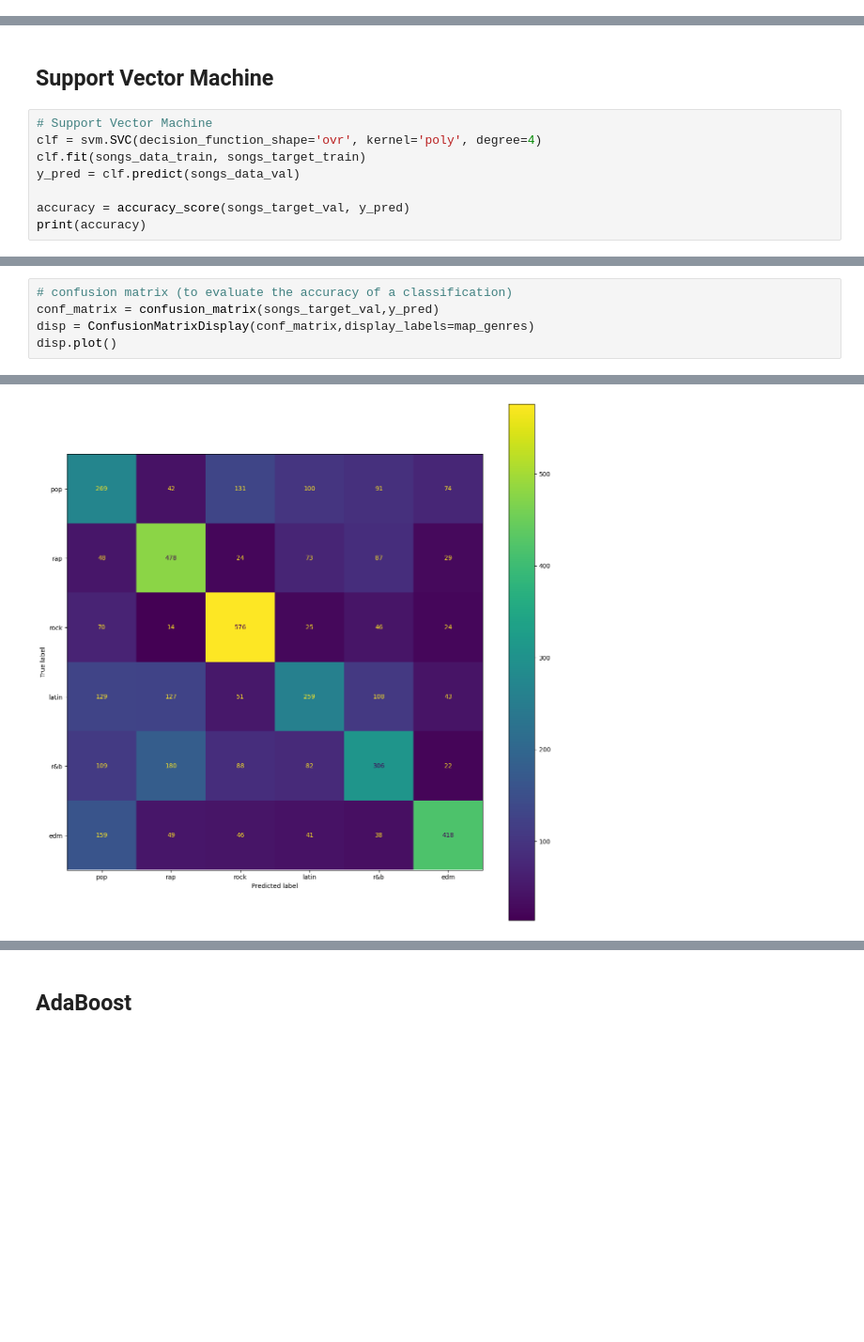
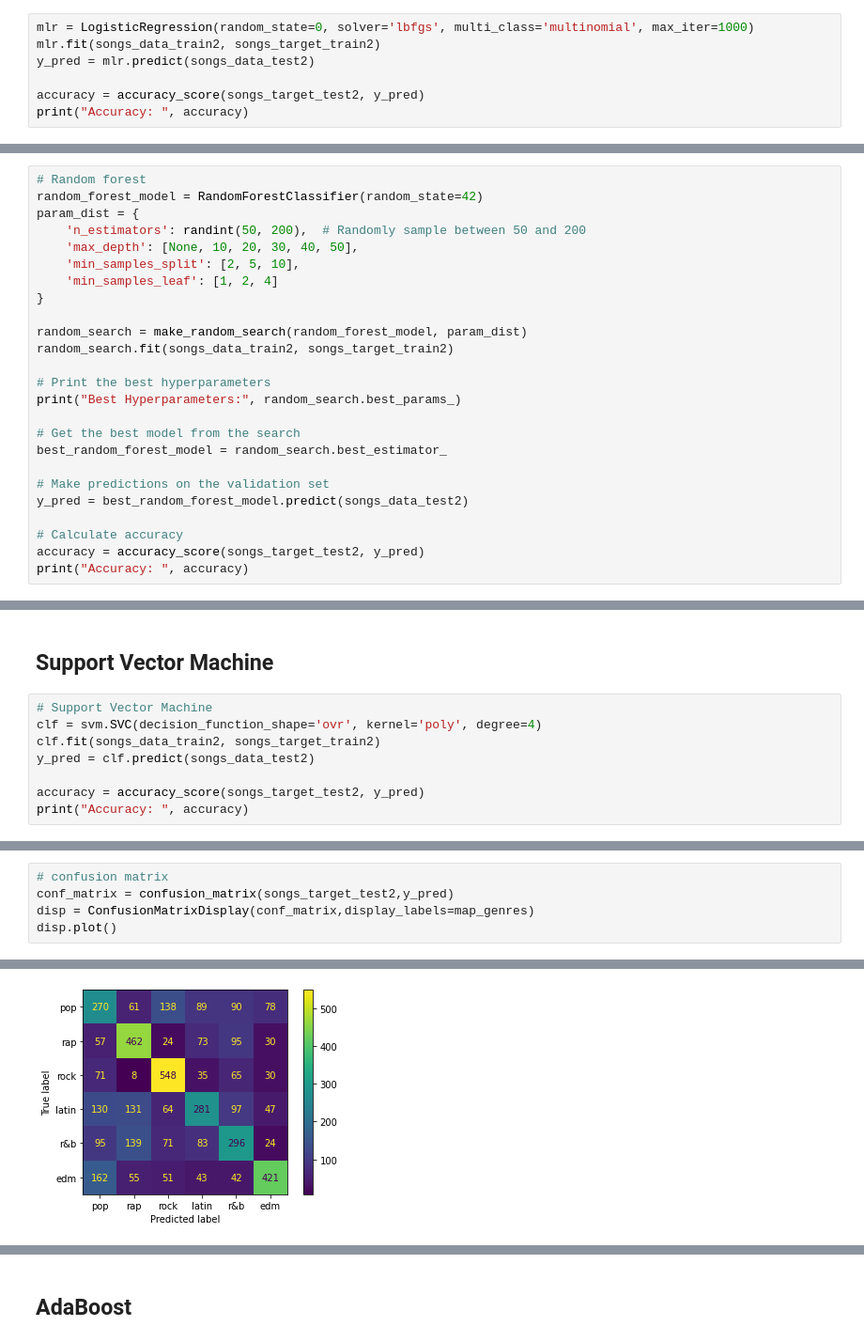
Before and after one commit to jkciesluk/ml_project, a Jupyter notebook: spotify.ipynb, the cells around one changed output, grey strips where cells are left out. Shown at 94% size. Saved outputs shown, nothing was run; the diff lists cells and outputs as text; blank space fills up the shorter version.

```diff
--- a/spotify.ipynb
+++ b/spotify.ipynb
@@ -271,0 +246,7 @@ plt.show()
+# %%
+mlr = LogisticRegression(random_state=0, solver='lbfgs', multi_class='multinomial', max_iter=1000)
+mlr.fit(songs_data_train2, songs_target_train2)
+y_pred = mlr.predict(songs_data_test2)
+
+accuracy = accuracy_score(songs_target_test2, y_pred)
+print("Accuracy: ", accuracy)
@@ -271,0 +332,25 @@ plt.show()
+# %%
+# Random forest
+random_forest_model = RandomForestClassifier(random_state=42)
+param_dist = {
+    'n_estimators': randint(50, 200),  # Randomly sample between 50 and 200
+    'max_depth': [None, 10, 20, 30, 40, 50],
+    'min_samples_split': [2, 5, 10],
+    'min_samples_leaf': [1, 2, 4]
+}
+
+random_search = make_random_search(random_forest_model, param_dist)
+random_search.fit(songs_data_train2, songs_target_train2)
+
+# Print the best hyperparameters
+print("Best Hyperparameters:", random_search.best_params_)
+
+# Get the best model from the search
+best_random_forest_model = random_search.best_estimator_
+
+# Make predictions on the validation set
+y_pred = best_random_forest_model.predict(songs_data_test2)
+
+# Calculate accuracy
+accuracy = accuracy_score(songs_target_test2, y_pred)
+print("Accuracy: ", accuracy)
@@ -683,9 +574,9 @@ disp.plot()
 # %%
 # Support Vector Machine
 clf = svm.SVC(decision_function_shape='ovr', kernel='poly', degree=4)
-clf.fit(songs_data_train, songs_target_train)
-y_pred = clf.predict(songs_data_val)
+clf.fit(songs_data_train2, songs_target_train2)
+y_pred = clf.predict(songs_data_test2)
 
-accuracy = accuracy_score(songs_target_val, y_pred)
-print(accuracy)
+accuracy = accuracy_score(songs_target_test2, y_pred)
+print("Accuracy: ", accuracy)
 # %% [output]
@@ -721,8 +612,8 @@ Validation Accuracy (SVM): 0.5276032315978456
 # %%
-# confusion matrix (to evaluate the accuracy of a classification)
-conf_matrix = confusion_matrix(songs_target_val,y_pred)
+# confusion matrix
+conf_matrix = confusion_matrix(songs_target_test2,y_pred)
 disp = ConfusionMatrixDisplay(conf_matrix,display_labels=map_genres)
 disp.plot()
 # %% [output]
 <sklearn.metrics._plot.confusion_matrix.ConfusionMatrixDisplay at 0x...>
-[figure, old version]
+[figure, new version]
```
Also changed, not shown: parts of 104 cells of this notebook.
